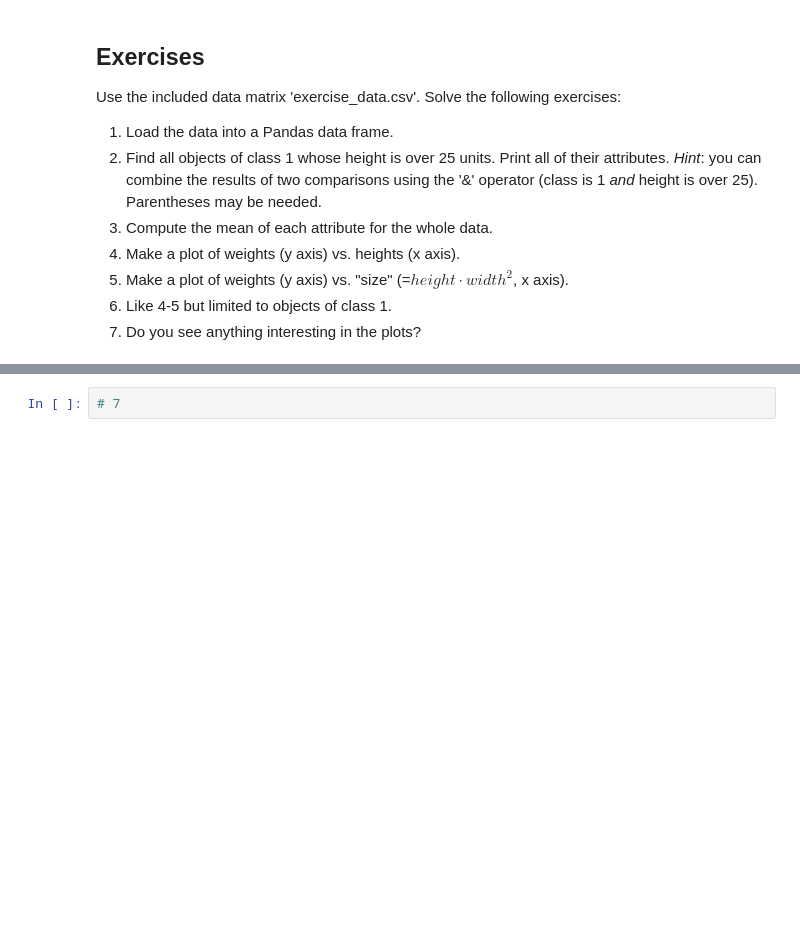
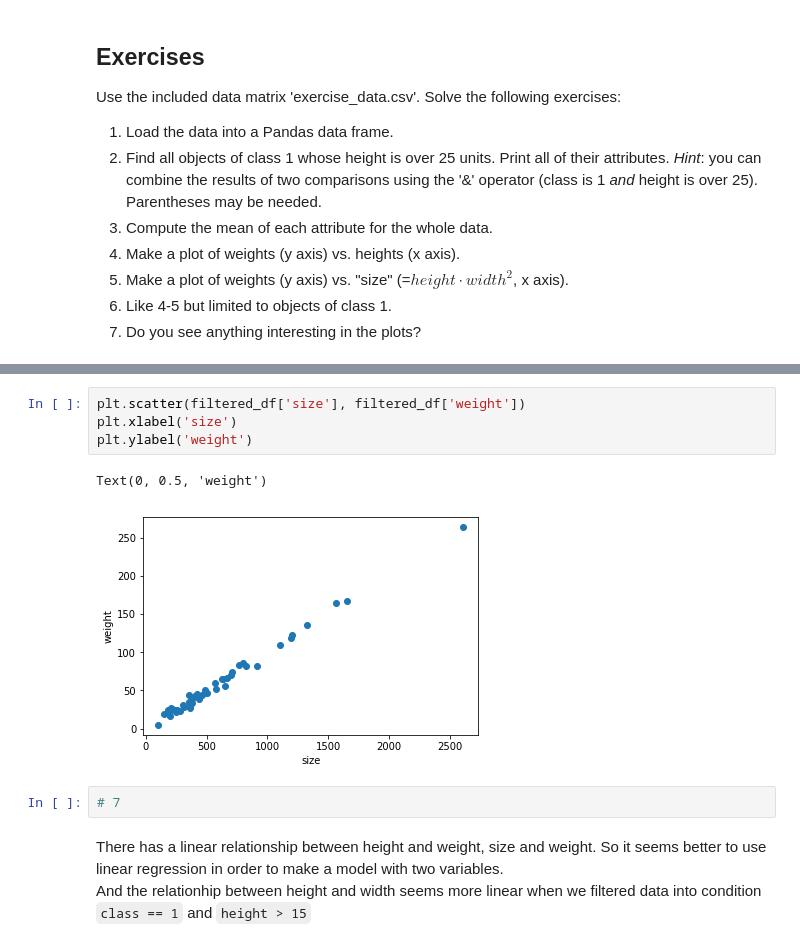
Before and after one commit to euneestella/utu_data_analysis, a Jupyter notebook: excersie/exercise_1/Python_tutorial.ipynb, the cells around one changed output, grey strips where cells are left out. Saved outputs shown, nothing was run; the diff lists cells and outputs as text; blank space fills up the shorter version.

````diff
--- a/excersie/exercise_1/Python_tutorial.ipynb
+++ b/excersie/exercise_1/Python_tutorial.ipynb
@@ -460,2 +569,12 @@ Use the included data matrix 'exercise_data.csv'. Solve the following exercises:
+# %%
+plt.scatter(filtered_df['size'], filtered_df['weight'])
+plt.xlabel('size')
+plt.ylabel('weight')
+# %% [output]
+Text(0, 0.5, 'weight')
+[figure, added]
 # %%
 # 7
+# %% [markdown]
+There has a linear relationship between height and weight, size and weight. So it seems better to use linear regression in order to make a model with two variables.
+And the relationhip between height and width seems more linear when we filtered data into condition ```class == 1``` and ```height > 15```
````
Also changed, not shown: parts of 27 cells of this notebook.
